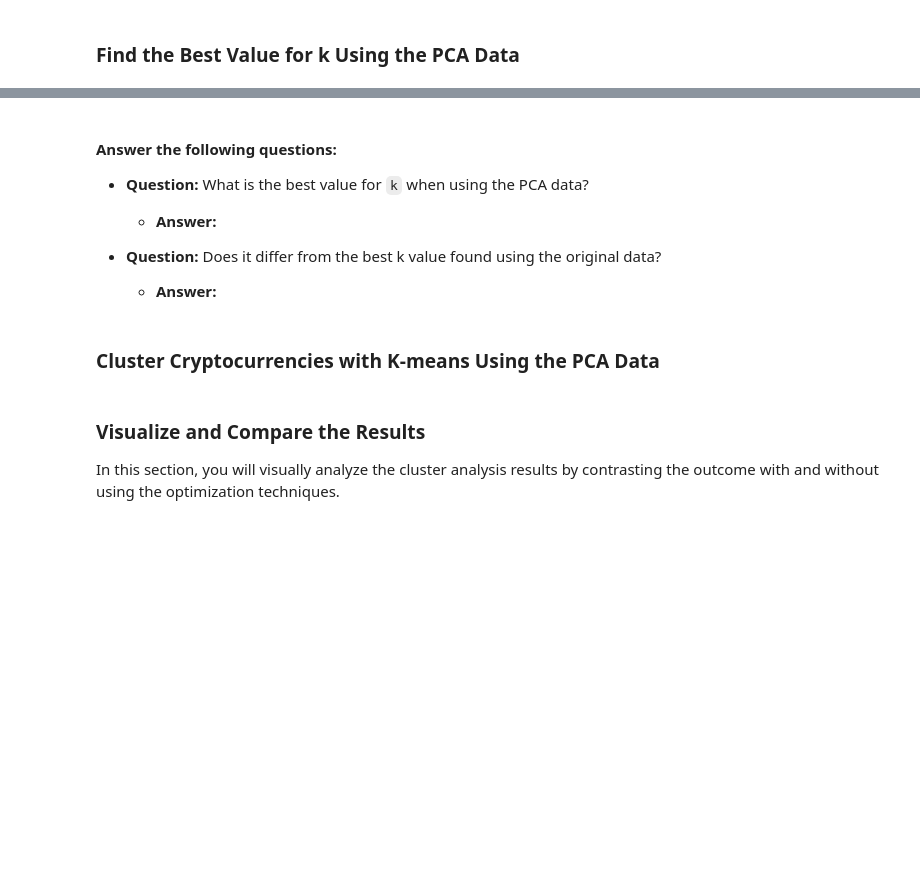
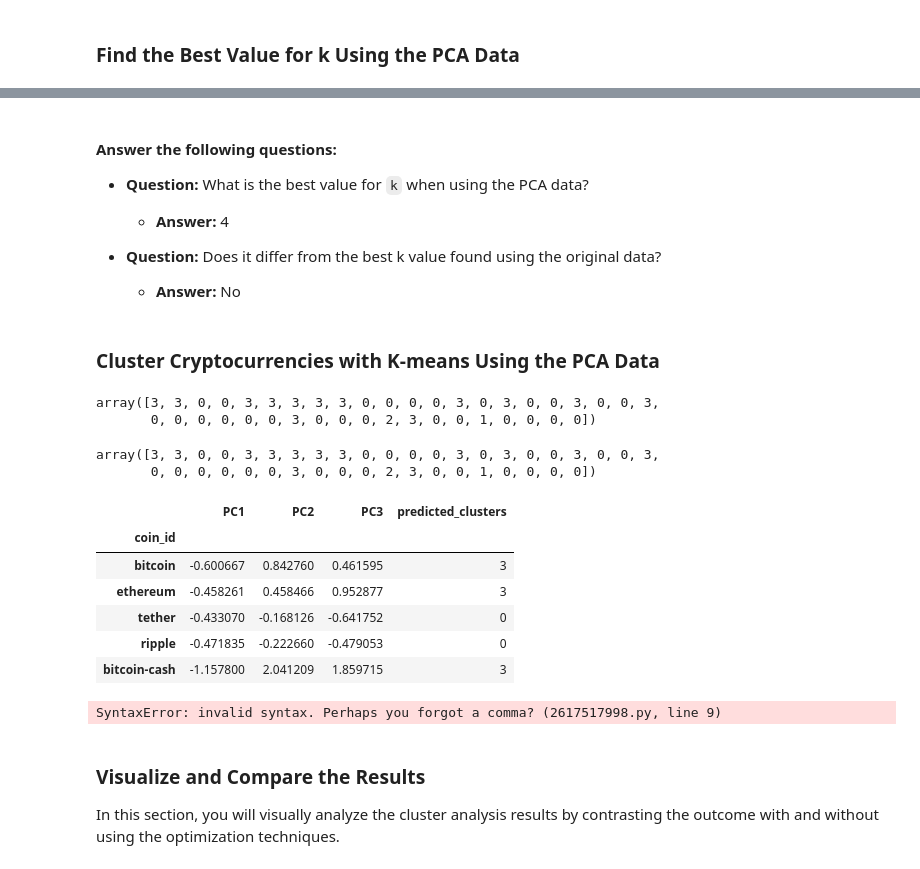
Before and after one commit to eeneedles/CryptoClustering, a Jupyter notebook: Crypto_Clustering.ipynb, the cells around one changed output, grey strips where cells are left out. Drawn from its saved outputs; the diff is of its cells as text; code cells hidden in the pictures; blank space fills up the shorter version.

Commit message:
added code for preparing data, finding best value for PCA, and clustering using PCA data

```diff
--- a/Crypto_Clustering.ipynb
+++ b/Crypto_Clustering.ipynb
@@ -221,10 +240,14 @@ spread_df_predictions.hvplot.scatter(
 # %%
 # Create an empty list to store the inertia values
-
+inertia = []
 
 # Create a for loop to compute the inertia with each possible value of k
 # Inside the loop:
 # 1. Create a KMeans model using the loop counter for the n_clusters
 # 2. Fit the model to the data using `df_market_data_pca`
 # 3. Append the model.inertia_ to the inertia list
+for i in k:
+    k_pca_model = KMeans(n_clusters=i, random_state=1,n_init="auto")
+    k_pca_model.fit(df_market_data_pca)
+    inertia.append(k_pca_model.inertia_)
 # %%
@@ -239,36 +279,63 @@ spread_df_predictions.hvplot.scatter(
 
 * **Question:** What is the best value for `k` when using the PCA data?
 
-  * **Answer:**
+  * **Answer:** 4
 
 
 * **Question:** Does it differ from the best k value found using the original data?
 
-  * **Answer:**
+  * **Answer:** No
 # %% [markdown]
 ### Cluster Cryptocurrencies with K-means Using the PCA Data
 # %%
 # Initialize the K-Means model using the best value for k
+pca_model = KMeans(n_clusters=4)
 # %%
 # Fit the K-Means model using the PCA data
+pca_model.fit(df_market_data_pca)
+# %% [output]
+array([3, 3, 0, 0, 3, 3, 3, 3, 3, 0, 0, 0, 0, 3, 0, 3, 0, 0, 3, 0, 0, 3,
+       0, 0, 0, 0, 0, 0, 3, 0, 0, 0, 2, 3, 0, 0, 1, 0, 0, 0, 0])
 # %%
 # Predict the clusters to group the cryptocurrencies using the PCA data
-
+pca_cluster_predictions = pca_model.predict(df_market_data_pca)
 # Print the resulting array of cluster values.
+pca_cluster_predictions
+# %% [output]
+array([3, 3, 0, 0, 3, 3, 3, 3, 3, 0, 0, 0, 0, 3, 0, 3, 0, 0, 3, 0, 0, 3,
+       0, 0, 0, 0, 0, 0, 3, 0, 0, 0, 2, 3, 0, 0, 1, 0, 0, 0, 0])
 # %%
 # Create a copy of the DataFrame with the PCA data
-
+df_cluster_predictions = df_market_data_pca.copy()
 
 # Add a new column to the DataFrame with the predicted clusters
-
+df_cluster_predictions["predicted_clusters"] = pca_cluster_predictions
 
 # Display sample data
+df_cluster_predictions.head()
+# %% [output]
+|  | PC1 | PC2 | PC3 | predicted_clusters |
+| coin_id |  |  |  |  |
+| bitcoin | -0.600667 | 0.842760 | 0.461595 | 3 |
+| ethereum | -0.458261 | 0.458466 | 0.952877 | 3 |
+| tether | -0.433070 | -0.168126 | -0.641752 | 0 |
+| ripple | -0.471835 | -0.222660 | -0.479053 | 0 |
+| bitcoin-cash | -1.157800 | 2.041209 | 1.859715 | 3 |
 # %%
 # Create a scatter plot using hvPlot by setting
 # `x="PC1"` and `y="PC2"`.
 # Color the graph points with the labels found using K-Means and
 # add the crypto name in the `hover_cols` parameter to identify
 # the cryptocurrency represented by each data point.
+df_cluster_predictions.hvplot.scatter(
+    x = "PC1",
+    y = "PC2",
+    by =
+    hover_cols = "coin_id"
+    legend = "top"
+    Title = "Scatter")
+# %% [output]
+SyntaxError: invalid syntax. Perhaps you forgot a comma? (2617517998.py, line 9)
 # %% [markdown]
 ### Visualize and Compare the Results
 
```
Also changed, not shown: parts of 10 cells of this notebook.
